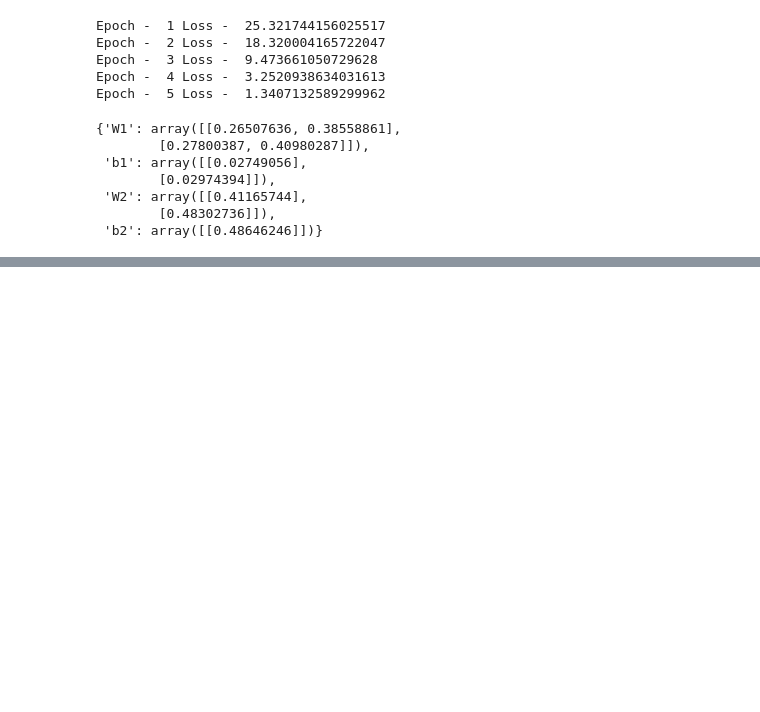
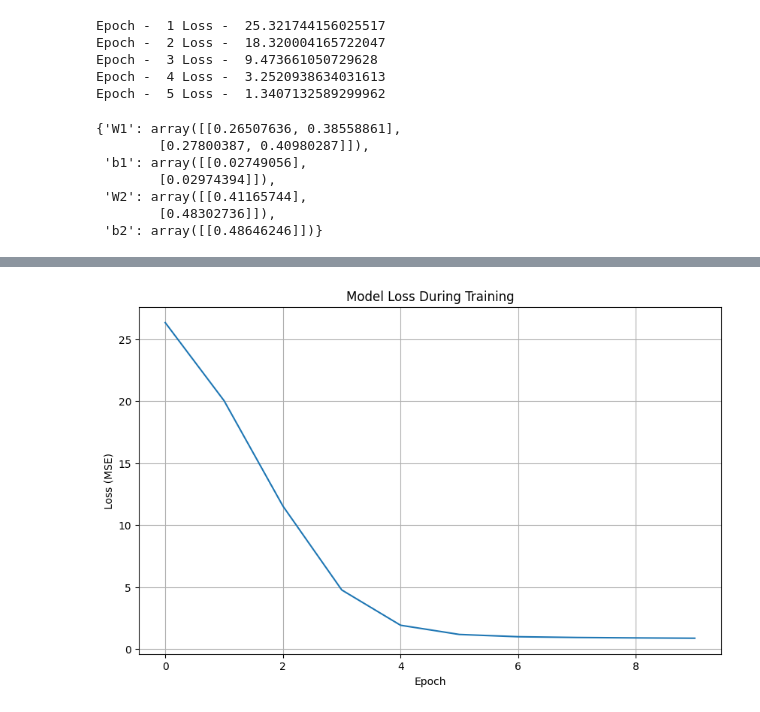
Before and after one commit to gaurav4288/DeepLearning_course, a Jupyter notebook: 6_Backpropagation_regression.ipynb, the cells around one changed output, grey strips where cells are left out. Drawn from its saved outputs; the diff is of its cells as text; code cells hidden in the pictures; blank space fills up the shorter version.

```diff
--- a/6_Backpropagation_regression.ipynb
+++ b/6_Backpropagation_regression.ipynb
@@ -214,0 +217,87 @@ Epoch -  5 Loss -  1.3407132589299962
+# %%
+import numpy as np
+import pandas as pd
+import tensorflow as tf
+from tensorflow import keras
+from tensorflow.keras import layers
+from tensorflow.keras.models import Sequential
+from tensorflow.keras.layers import Dense
+import matplotlib.pyplot as plt
+
+# Recreate the dataset
+df = pd.DataFrame([
+    [8, 8, 4],
+    [7, 9, 5],
+    [6, 10, 6],
+    [5, 12, 7]
+], columns=['cgpa', 'profile_score', 'lpa'])
+
+print("Dataset:")
+print(df)
+
+# Prepare the features (X) and target (y)
+X = df[['cgpa', 'profile_score']].values
+y = df['lpa'].values
+
+# Set random seed for reproducibility
+tf.random.set_seed(3)
+np.random.seed(3)
+
+# Create a model with the same architecture as in the notebook
+# A network with 2 input features, 2 neurons in hidden layer, and 1 output
+model = Sequential([
+    # First layer with 2 neurons (similar to the W1 and b1 in the notebook)
+    Dense(2, activation='linear', input_shape=(2,),
+          kernel_initializer=tf.keras.initializers.Constant(0.1),
+          bias_initializer='zeros'),
+
+    # Output layer with 1 neuron (similar to W2 and b2 in the notebook)
+    Dense(1, activation='linear',
+          kernel_initializer=tf.keras.initializers.Constant(0.1),
+          bias_initializer='zeros')
+])
+
+# Compile the model
+model.compile(
+    optimizer=tf.keras.optimizers.SGD(learning_rate=0.001),  # Same learning rate as in notebook
+    loss='mse'  # Mean Squared Error loss
+)
+
+# Print the model summary
+model.summary()
+
+# Train the model for 5 epochs to match the notebook
+history = model.fit(
+    X, y,
+    epochs=10,
+    batch_size=1,  # To match the example-by-example updates in the notebook
+    verbose=1
+)
+
+# Plot the loss over epochs
+plt.figure(figsize=(10, 6))
+plt.plot(history.history['loss'])
+plt.title('Model Loss During Training')
+plt.ylabel('Loss (MSE)')
+plt.xlabel('Epoch')
+plt.grid(True)
+plt.show()
+
+# Print the final weights
+print("\nFinal model weights:")
+for layer in model.layers:
+    print(f"Layer: {layer.name}")
+    print(f"Weights: {layer.get_weights()[0]}")
+    print(f"Biases: {layer.get_weights()[1]}")
+    print("------------------------")
+
+# Make predictions
+predictions = model.predict(X)
+print("\nPredictions vs Actual:")
+for i in range(len(X)):
+    print(f"Input: CGPA={X[i][0]}, Profile={X[i][1]} → Predicted: {predictions[i][0]:.4f}, Actual: {y[i]}")
+
+# Calculate final MSE loss
+mse = np.mean((predictions.flatten() - y) ** 2)
+print(f"\nFinal MSE Loss: {mse:.4f}")
+# %% [output]
@@ -214,0 +341 @@ Epoch -  5 Loss -  1.3407132589299962
+[figure, added]
```
Also changed, not shown: parts of 2 cells of this notebook.
